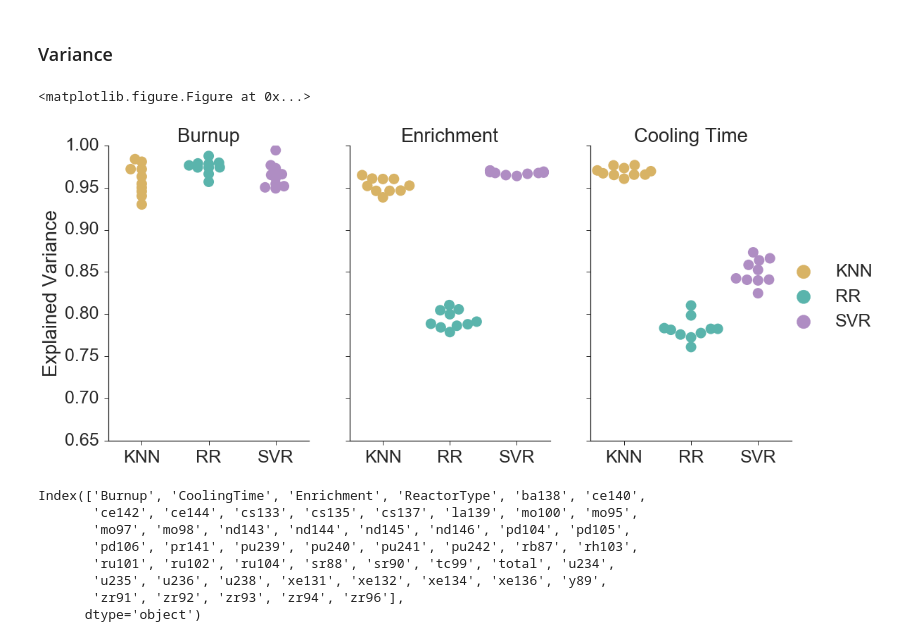
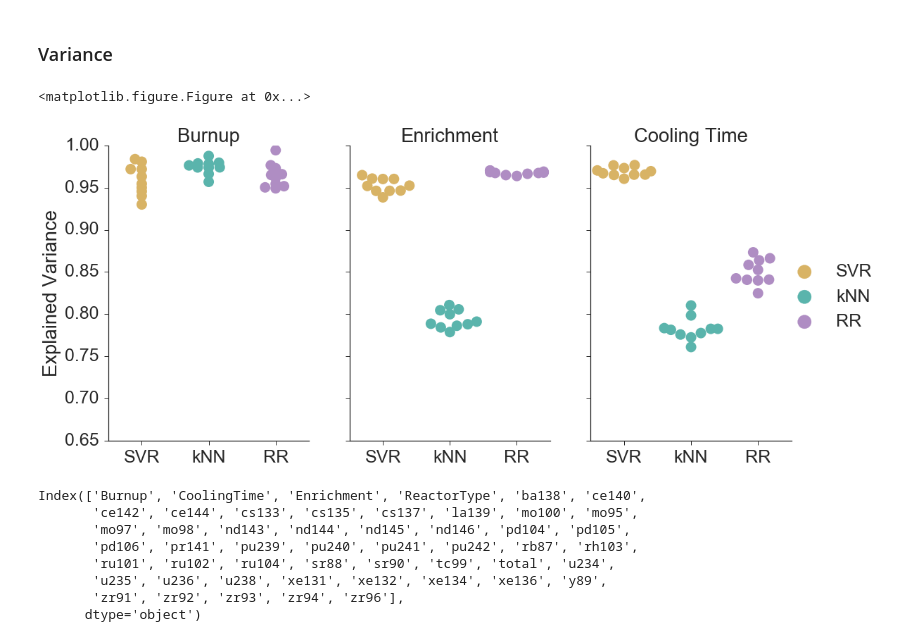
Before and after one commit to gonuke/learn-me-fuel, a Jupyter notebook: sfc_train_pred_viz.ipynb, the cells around one changed output. Cells and saved outputs as stored; diff of their text form; code cells hidden in the pictures.

```diff
--- a/sfc_train_pred_viz.ipynb
+++ b/sfc_train_pred_viz.ipynb
@@ -100,32 +100,36 @@ mer.savefig('error.png', bbox_inches='tight', transparent=True)
 # %%
 plt.clf()
 sns.set(style="ticks", font_scale=2.5)
 b = b_scr.loc[:, ['algorithm', 'test_explained_variance']]
 e = e_scr.loc[:, ['algorithm', 'test_explained_variance']]
 c = c_scr.loc[:, ['algorithm', 'test_explained_variance']]
 b['Parameter'] = 'Burnup'
 e['Parameter'] = 'Enrichment'
 c['Parameter'] = 'Cooling Time'
 scr = pd.DataFrame()
 scr = pd.concat([b, e, c])
 
+scr = scr.melt(id_vars = 'TrueY',
+               value_vars = ['SVR', 'kNN', 'Ridge'],
+               value_name='Predicted Value', var_name='Algorithm')
+
 var = sns.factorplot(x="algorithm", y="test_explained_variance",
                      hue="algorithm", col="Parameter",
-                     s=15, legend=False,
+                     s=15, legend=False, ci=95,
                      palette=sns.color_palette(med),
                      data=scr, kind="swarm", size=8, aspect=.65)
 
 (var.set_axis_labels("", "Explained Variance")
-    .set_xticklabels(["KNN", "RR", "SVR"])
+    .set_xticklabels(["SVR", "kNN", "RR"])
     .set_titles("{col_name}")
     .set(ylim=(0.65, 1.0))
     .add_legend(markerscale=2.5))
-new_labels = ['KNN', 'RR', 'SVR']
+new_labels = ['SVR', 'kNN', 'RR']
 for t, l in zip(var._legend.texts, new_labels): t.set_text(l)
 var.savefig('variance.png', bbox_inches='tight', transparent=True)
 # %% [output]
 <matplotlib.figure.Figure at 0x...>
-[figure, old version]
+[figure, new version]
 # %%
 trainXY = pd.read_pickle("sfcompo_pickles/not-scaled_trainset_nucs_fissact_8dec.pkl")
 #x = len(trainXY.columns)-3
```
Also changed, not shown: parts of 13 cells of this notebook, 4 other files.
